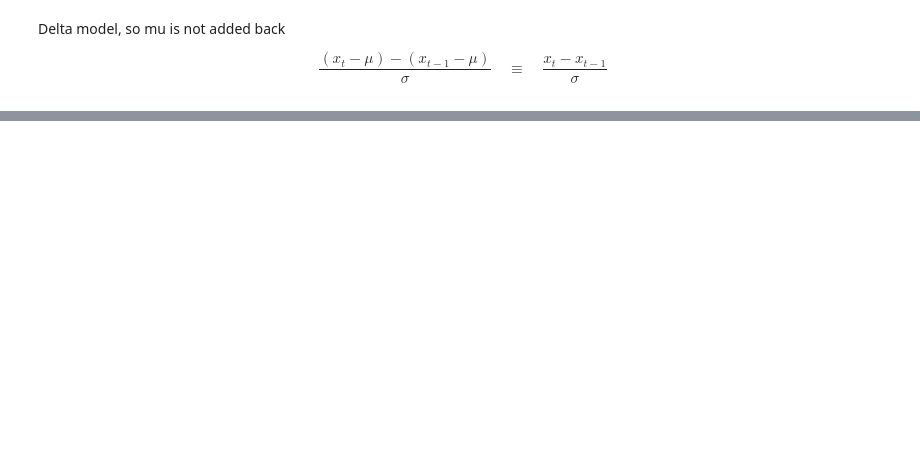
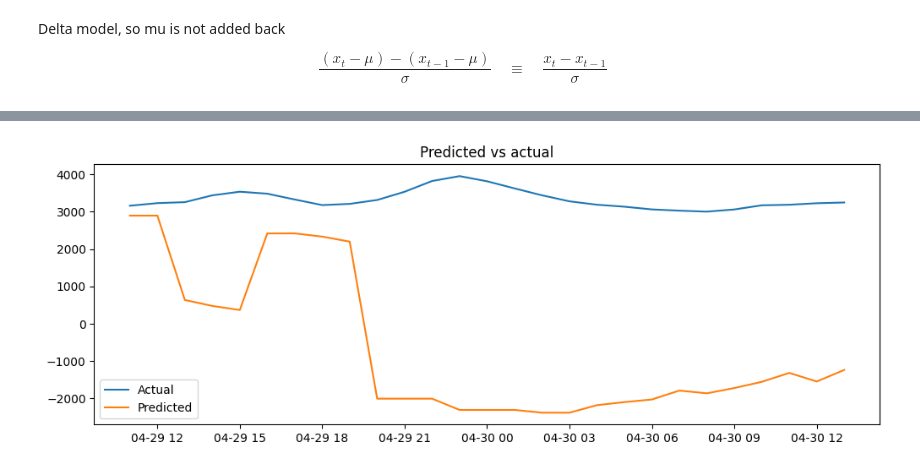
Before and after one commit to martinlie/vector-tokenizer, a Jupyter notebook: vector-tokenizer/2c tokenize2.ipynb, the cells around one changed output, grey strips where cells are left out. Cells and saved outputs as stored; diff of their text form; code cells hidden in the pictures; blank space fills up the shorter version.

```diff
--- a/vector-tokenizer/2c tokenize2.ipynb
+++ b/vector-tokenizer/2c tokenize2.ipynb
@@ -902,0 +976,21 @@ plt.show()
+# %%
+new_masked_tokens = generate_continue(
+    variables,
+    model.apply,
+    token_stream=masked_stream,
+    rng_key=rng_key,
+    vocab_size=vocab_size,
+    block_size=block_size,
+    max_new_tokens=max_new_tokens,
+    n_channels=n_channels,
+)
+# %%
+# Decode from sparse to all channels
+new_masked_tok = decode_with_channels_stream(new_masked_tokens, n_channels)
+# %%
+# Decode tokens to deltas, cumsum with initial value, and de-normalize
+Y_masked_rec = decode_equal_width_global(new_masked_tok, mids)
+Y_masked_rec = pd.DataFrame(Y_masked_rec, columns=X.columns)
+Y_masked_rec = Y_masked_rec * sigma # delta model so mu is not added back
+
+pd.DataFrame(Y_masked_rec)
@@ -902,0 +1015,9 @@ plt.show()
+# %%
+# Cumsum
+init_values = X_test.iloc[-1].values
+Y_masked_pred = init_values + jnp.cumsum(Y_masked_rec.values, axis=0)
+
+Y_test = X.iloc[t+max_new_tokens:t+max_new_tokens+len(Y_masked_pred)]
+Y_masked_pred = pd.DataFrame(Y_masked_pred, columns=X.columns, index=Y_test.index)
+
+Y_masked_pred
@@ -902,0 +1043,10 @@ plt.show()
+# %%
+col = 'Power demand'
+plt.figure(figsize=(12, 4))
+plt.plot(Y_test.index, Y_test[col], label="Actual")
+plt.plot(Y_masked_pred.index, Y_masked_pred[col], label="Predicted")
+plt.title('Predicted vs actual')
+plt.legend()
+plt.show()
+# %% [output]
+[figure, added]
```
Also changed, not shown: parts of 15 cells of this notebook, 2 other files.
